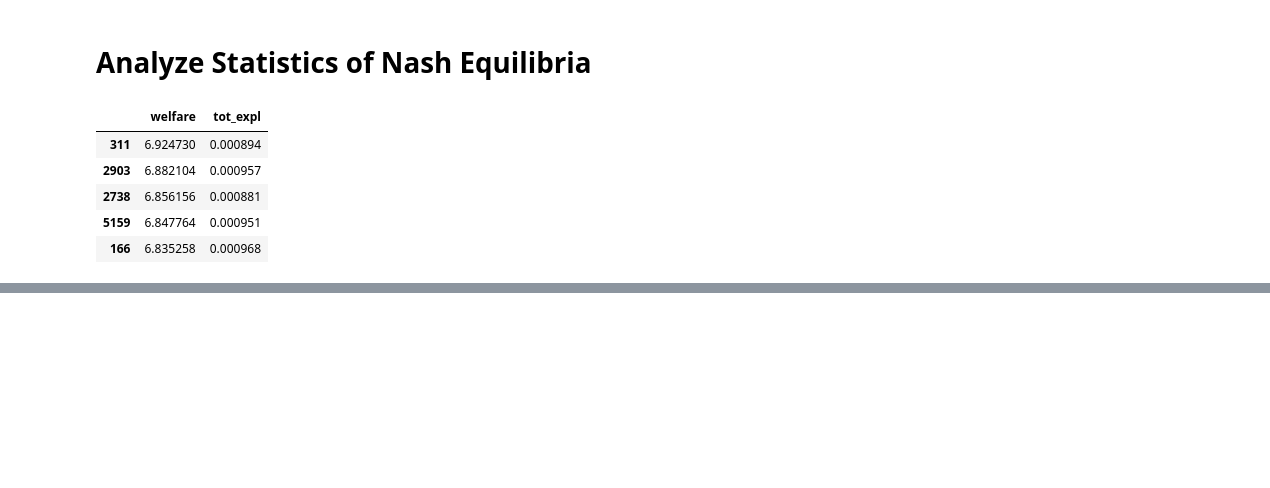
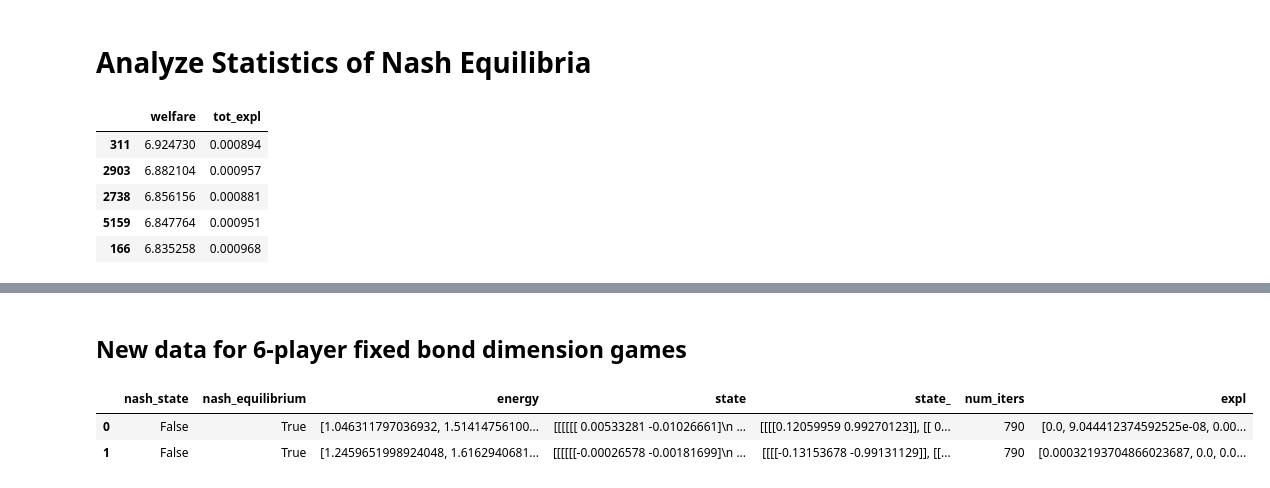
Before and after one commit to lccqqqqq/nash, a Jupyter notebook: analyze_NE_stats.ipynb, the cells around one changed output, grey strips where cells are left out. Cells and saved outputs as stored; diff of their text form; code cells hidden in the pictures; blank space fills up the shorter version.

```diff
--- a/analyze_NE_stats.ipynb
+++ b/analyze_NE_stats.ipynb
@@ -47,0 +51,10 @@ Text(0.5, 1.0, 'Welfare vs Hyperdeterminant')
+# %% [markdown]
+## New data for 6-player fixed bond dimension games
+# %%
+import pickle
+df = pickle.load(open('data/equilibrium_stats/eqdata_randstates_chi3_combined.pkl', 'rb'))
+df.head()
+# %% [output]
+|  | nash_state | nash_equilibrium | energy | state | state_ | num_iters | expl |
+| 0 | False | True | [1.046311797036932, 1.51414756100... | [[[[[[ 0.00533281 -0.01026661]\n ... | [[[[0.12059959 0.99270123]], [[ 0... | 790 | [0.0, 9.044412374592525e-08, 0.00... |
+| 1 | False | True | [1.2459651998924048, 1.6162940681... | [[[[[[-0.00026578 -0.00181699]\n ... | [[[[-0.13153678 -0.99131129]], [[... | 790 | [0.00032193704866023687, 0.0, 0.0... |
```
Also changed, not shown: parts of 11 cells of this notebook, 17 other files.
